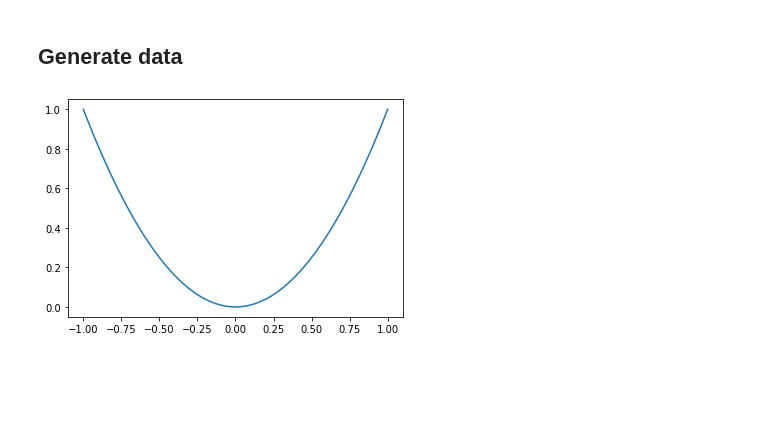
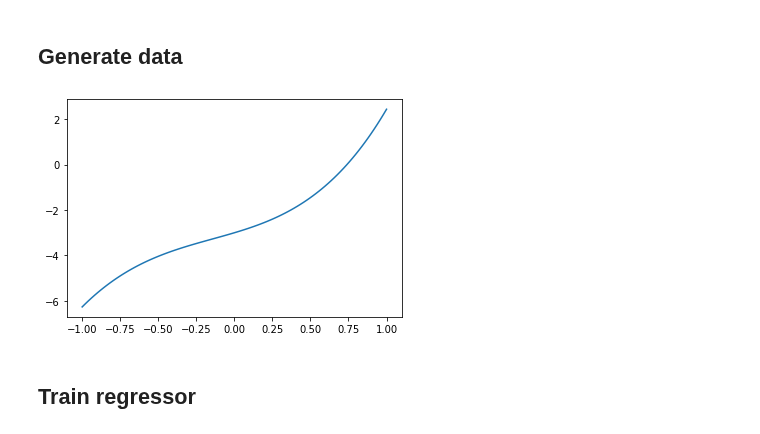
Before and after one commit to Nusha97/Layered-control-architectures-for-Robotics, a Jupyter notebook: tracking/test_icnn.ipynb, the cells around one changed output. Cells and saved outputs as stored; diff of their text form; code cells hidden in the pictures; blank space fills up the shorter version.

```diff
--- a/tracking/test_icnn.ipynb
+++ b/tracking/test_icnn.ipynb
@@ -12,7 +15,9 @@ import torch.optim as optim
 ## Generate data
 # %%
 x = torch.linspace(-1, 1, 100, dtype=torch.double)
-y = x ** 2
+y = 2* x ** 3 + 2 * np.exp(x) - 5
 _, = plt.plot(x, y)
 # %% [output]
-[figure, old version]
+[figure, new version]
+# %% [markdown]
+## Train regressor
```
Also changed, not shown: parts of 5 cells of this notebook, 2 other files.
